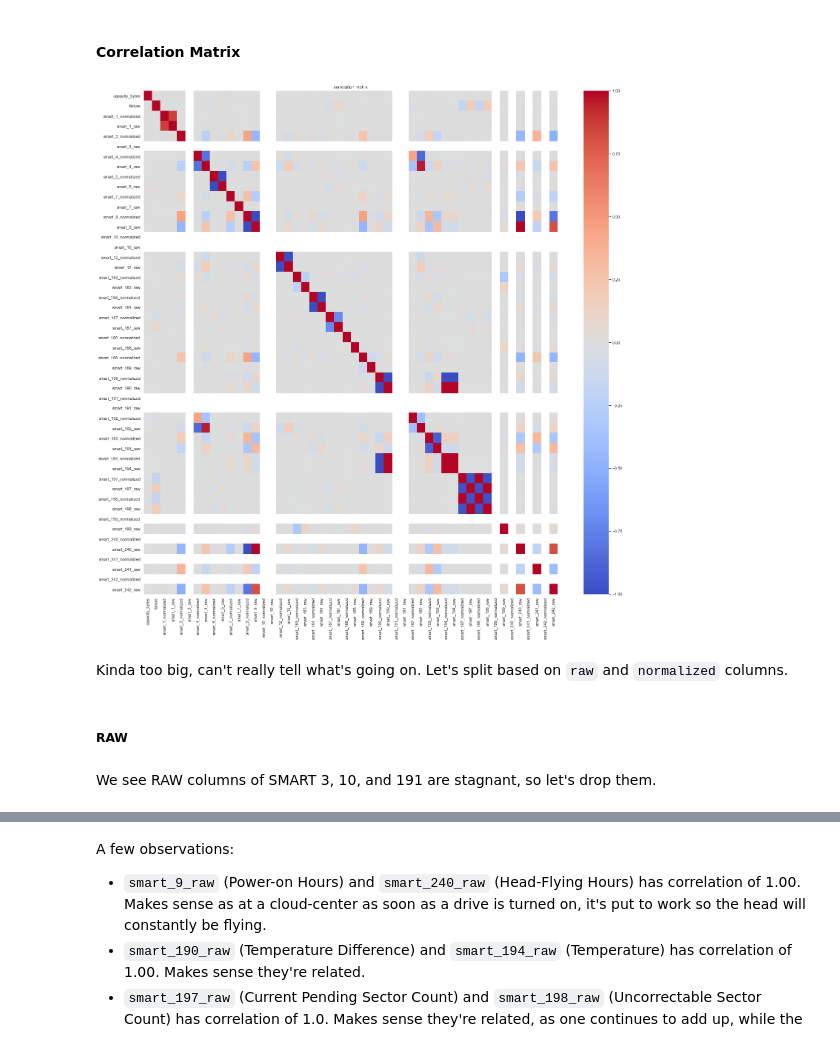
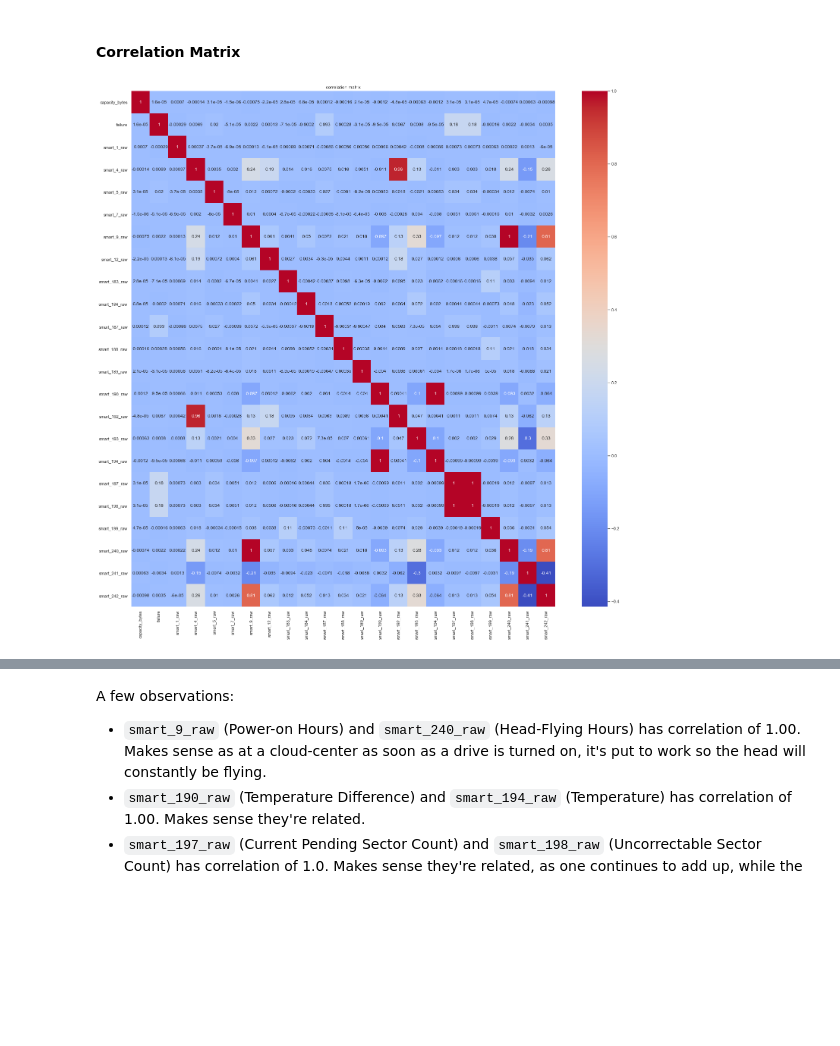
Before and after one commit to Kuebic/Thinkful, a Jupyter notebook: 22_SL_Capstone/22.2a_SL_HardDriveData.ipynb, the cells around one changed output, grey strips where cells are left out. Cells and saved outputs as stored; diff of their text form; code cells hidden in the pictures; blank space fills up the shorter version.

```diff
--- a/22_SL_Capstone/22.2a_SL_HardDriveData.ipynb
+++ b/22_SL_Capstone/22.2a_SL_HardDriveData.ipynb
@@ -138,0 +141,4 @@ df_raw.head()
+# %%
+cols_to_drop = [col for col in df_raw.columns if 'normalized' in col]
+df_raw.drop(columns=cols_to_drop, inplace=True)
+df_raw.head()
@@ -387,0 +407,4 @@ For histograms of each SMART columns, please check outliers section above.
+# %%
+print(df_ints.shape)
+df_ints.drop(columns=(['smart_3_raw', 'smart_10_raw', 'smart_191_raw']), inplace=True)
+print(df_ints.shape)
@@ -404,11 +432,11 @@ hd_corr = df_ints.corr()
 # %%
+hd_corr = df_ints.corr()
+
 plt.figure(figsize=(25,25))
 
-sns.heatmap(hd_corr, cmap= 'coolwarm')
+sns.heatmap(hd_corr, annot=True, cmap='coolwarm')
 plt.title("correlation matrix")
 
 plt.show()
 # %% [output]
-[figure, old version]
+[figure, new version]
-# %% [markdown]
-Kinda too big, can't really tell what's going on.  Let's split based on `raw` and `normalized` columns.
@@ -429,4 +442,0 @@ df_norm = remove_raw(df_ints)
-# %% [markdown]
-##### RAW
-# %% [markdown]
-We see RAW columns of SMART 3, 10, and 191 are stagnant, so let's drop them.
```
Also changed, not shown: parts of 92 cells of this notebook, 53 other files.
